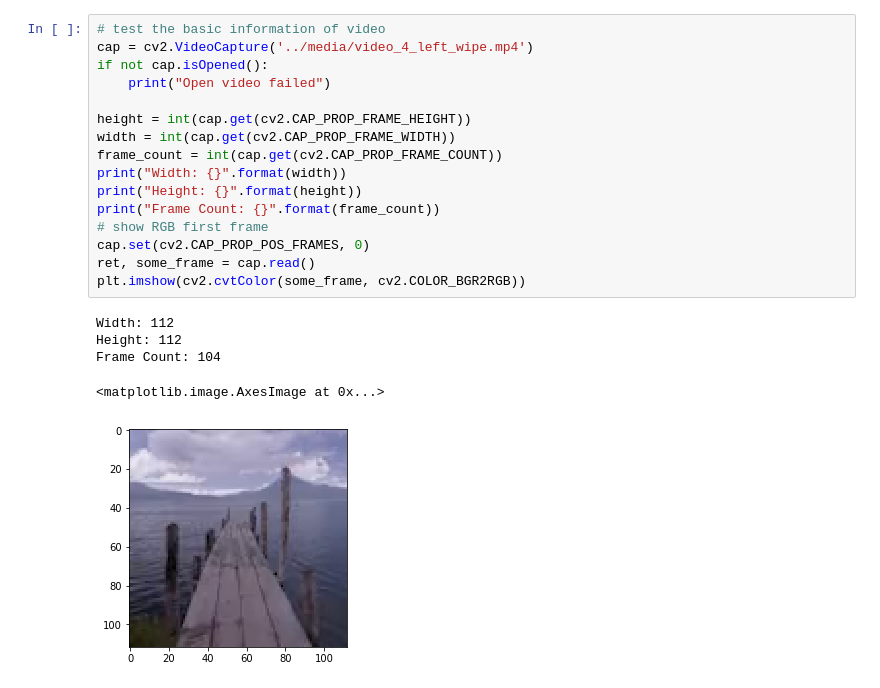
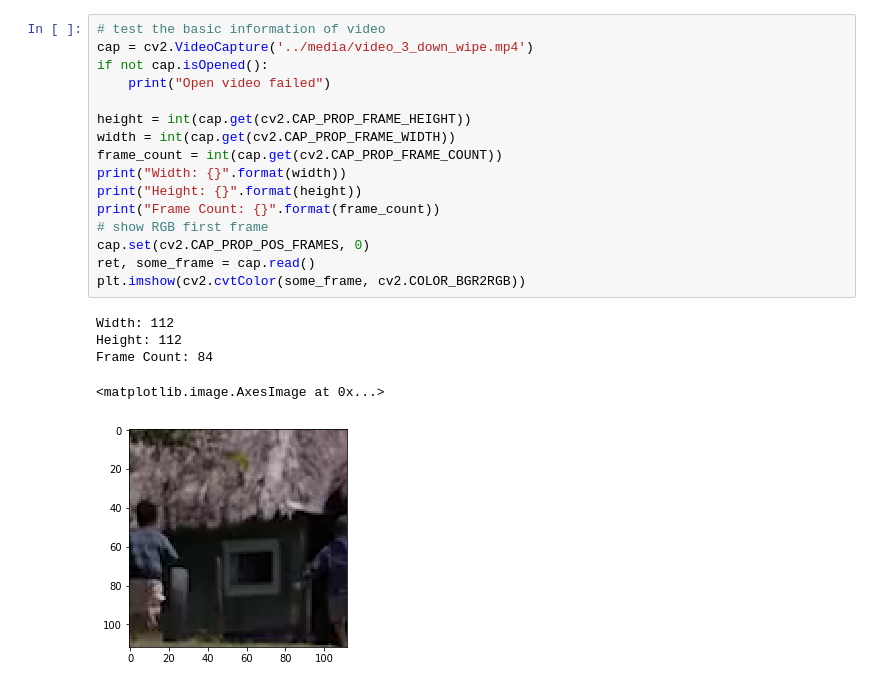
Before and after one commit to VertexC/video-transition-detector, a Jupyter notebook: jpNotebook/playground.ipynb, the cells around one changed output. Cells and saved outputs as stored; diff of their text form.

```diff
--- a/jpNotebook/playground.ipynb
+++ b/jpNotebook/playground.ipynb
@@ -13,22 +16,22 @@ from utils import *
 # %%
 # test the basic information of video
-cap = cv2.VideoCapture('../media/video_4_left_wipe.mp4')
+cap = cv2.VideoCapture('../media/video_3_down_wipe.mp4')
 if not cap.isOpened():
     print("Open video failed")
 
 height = int(cap.get(cv2.CAP_PROP_FRAME_HEIGHT))
 width = int(cap.get(cv2.CAP_PROP_FRAME_WIDTH))
 frame_count = int(cap.get(cv2.CAP_PROP_FRAME_COUNT))
 print("Width: {}".format(width))
 print("Height: {}".format(height))
 print("Frame Count: {}".format(frame_count))
 # show RGB first frame
 cap.set(cv2.CAP_PROP_POS_FRAMES, 0)
 ret, some_frame = cap.read()
 plt.imshow(cv2.cvtColor(some_frame, cv2.COLOR_BGR2RGB))
 # %% [output]
 Width: 112
 Height: 112
-Frame Count: 104
+Frame Count: 84
 <matplotlib.image.AxesImage at 0x...>
-[figure, old version]
+[figure, new version]
```
Also changed, not shown: parts of 15 cells of this notebook, 1 other file.
